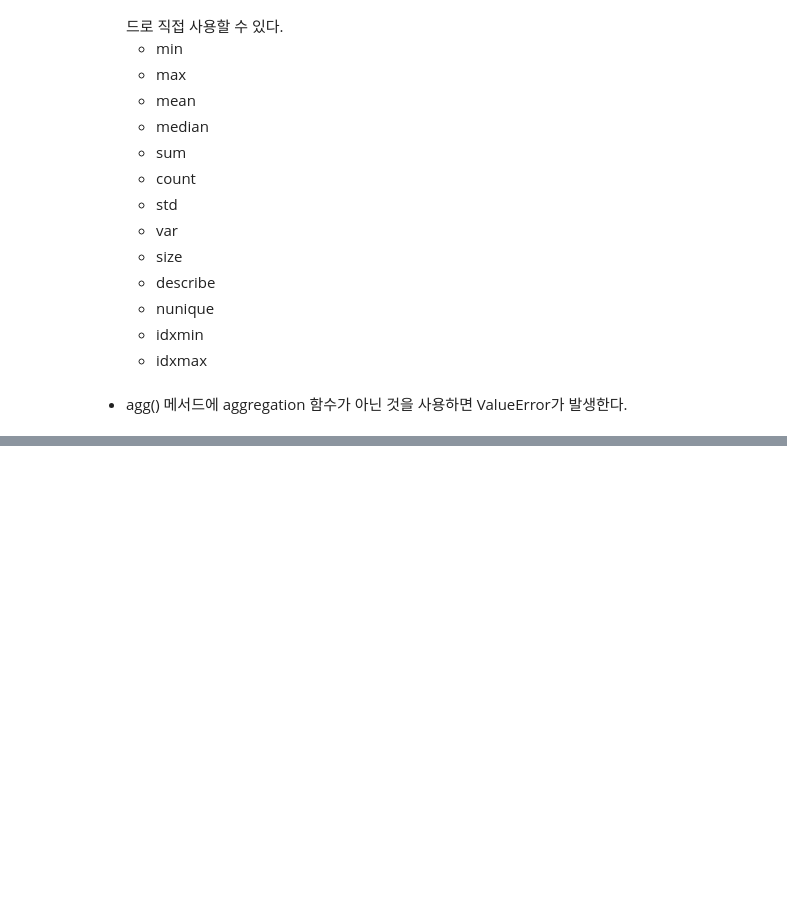
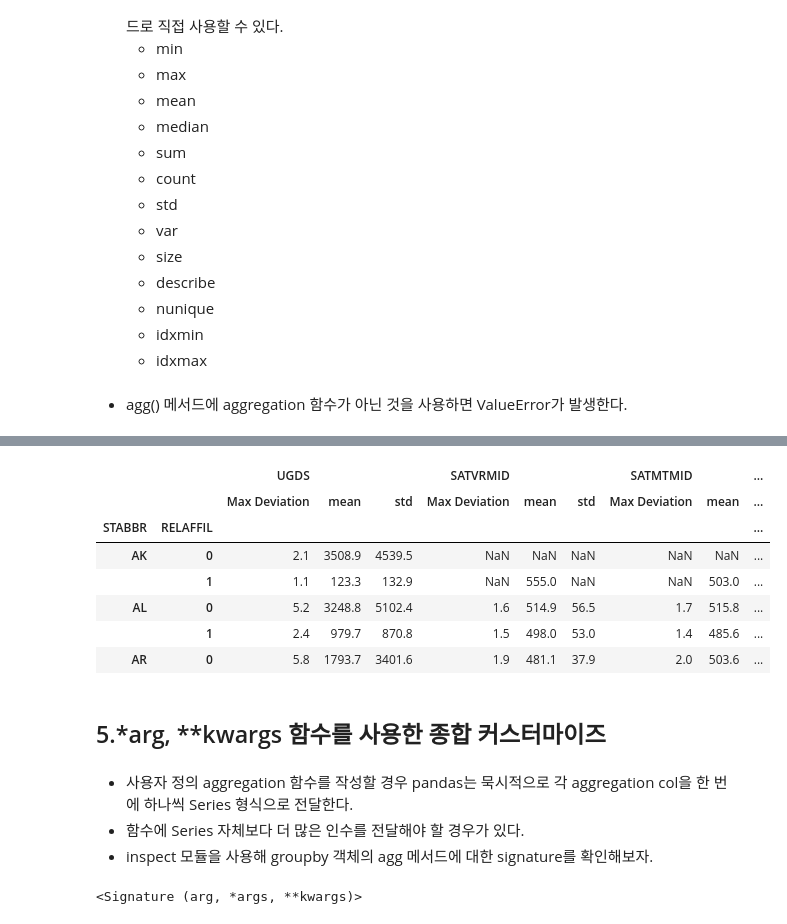
Before and after one commit to angelxtry/PyDataSc, a Jupyter notebook: PandasCookbook/ch07/ch07-종합을 위한 그룹화, 필터링, 그리고 변환.ipynb, the cells around one changed output, grey strips where cells are left out. Cells and saved outputs as stored; diff of their text form; code cells hidden in the pictures; blank space fills up the shorter version.

```diff
--- a/PandasCookbook/ch07/ch07-종합을 위한 그룹화, 필터링, 그리고 변환.ipynb
+++ b/PandasCookbook/ch07/ch07-종합을 위한 그룹화, 필터링, 그리고 변환.ipynb
@@ -119,0 +392,20 @@ pandas.core.groupby.DataFrameGroupBy
+# %%
+max_deviation.__name__ = 'Max Deviation'
+# %%
+college.groupby(['STABBR', 'RELAFFIL'])['UGDS', 'SATVRMID', 'SATMTMID']\
+       .agg([max_deviation, 'mean', 'std']).round(1).head()
+# %% [output]
+|  |  | UGDS |  |  | SATVRMID |  |  | SATMTMID |  | ... |
+|  |  | Max Deviation | mean | std | Max Deviation | mean | std | Max Deviation | mean | ... |
+| STABBR | RELAFFIL |  |  |  |  |  |  |  |  | ... |
+| AK | 0 | 2.1 | 3508.9 | 4539.5 | NaN | NaN | NaN | NaN | NaN | ... |
+|  | 1 | 1.1 | 123.3 | 132.9 | NaN | 555.0 | NaN | NaN | 503.0 | ... |
+| AL | 0 | 5.2 | 3248.8 | 5102.4 | 1.6 | 514.9 | 56.5 | 1.7 | 515.8 | ... |
+|  | 1 | 2.4 | 979.7 | 870.8 | 1.5 | 498.0 | 53.0 | 1.4 | 485.6 | ... |
+| AR | 0 | 5.8 | 1793.7 | 3401.6 | 1.9 | 481.1 | 37.9 | 2.0 | 503.6 | ... |
+# %% [markdown]
+## 5.*arg, **kwargs 함수를 사용한 종합 커스터마이즈
+# %% [markdown]
+- 사용자 정의 aggregation 함수를 작성할 경우 pandas는 묵시적으로 각 aggregation col을 한 번에 하나씩 Series 형식으로 전달한다.
+- 함수에 Series 자체보다 더 많은 인수를 전달해야 할 경우가 있다.
+- inspect 모듈을 사용해 groupby 객체의 agg 메서드에 대한 signature를 확인해보자.
@@ -119,0 +416,5 @@ pandas.core.groupby.DataFrameGroupBy
+# %%
+import inspect
+inspect.signature(grouped.agg)
+# %% [output]
+<Signature (arg, *args, **kwargs)>
```
Also changed, not shown: parts of 109 cells of this notebook.
